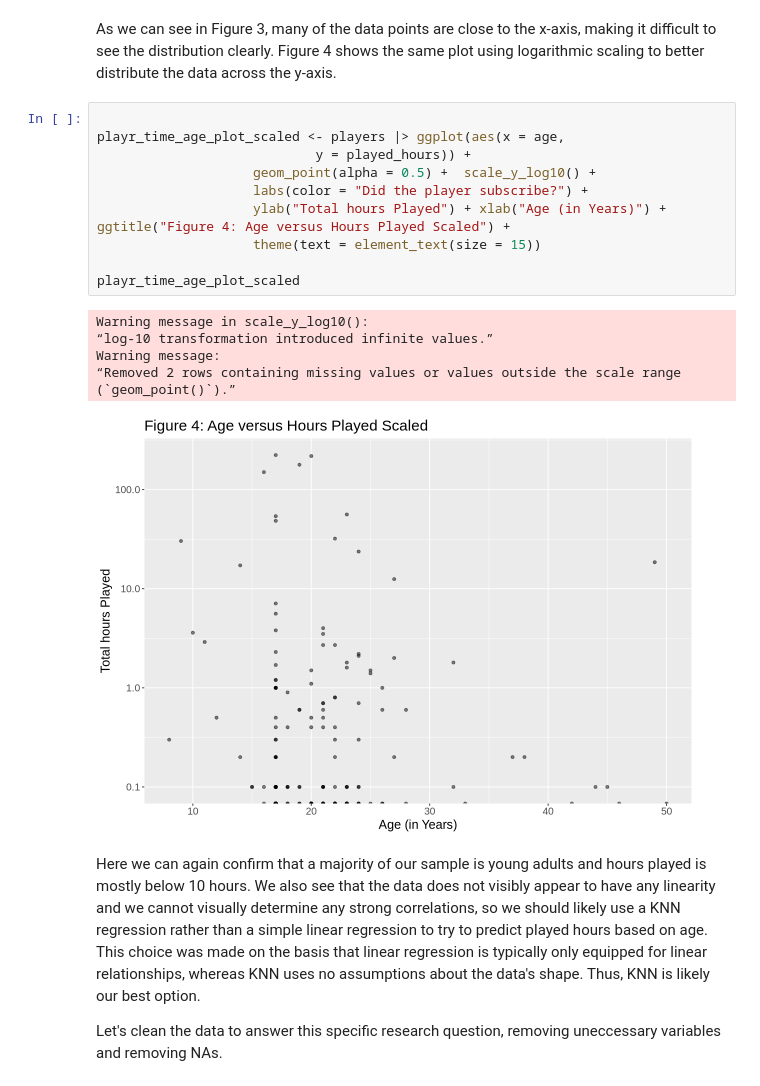
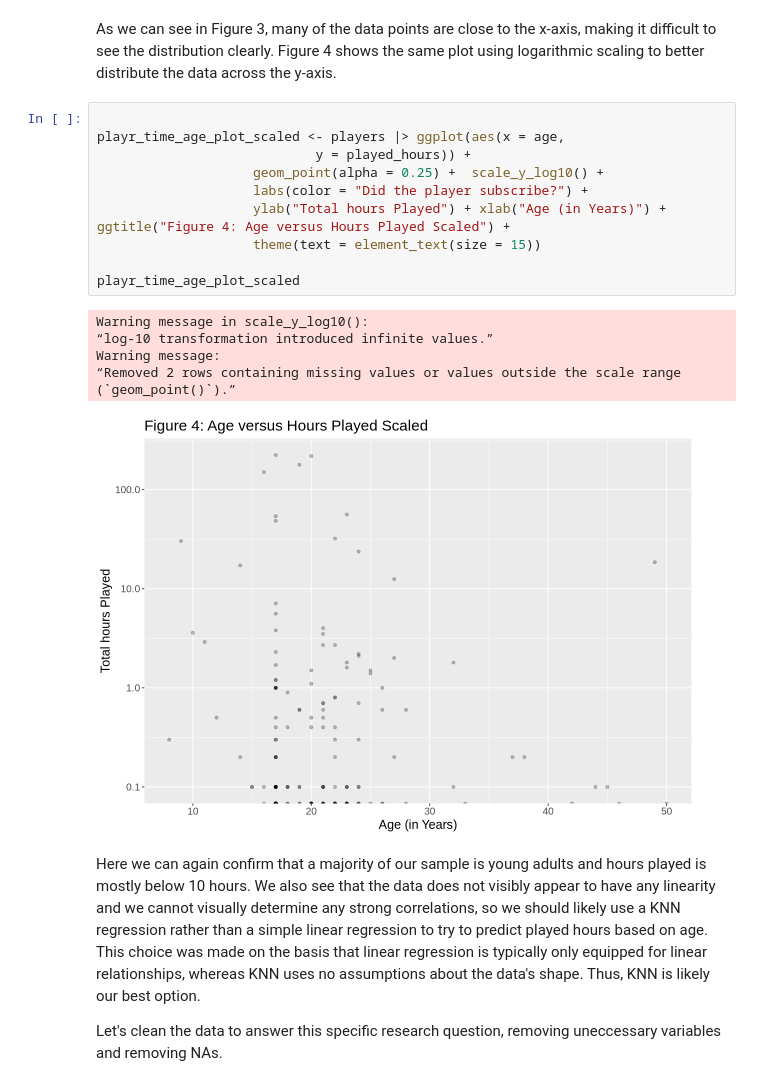
Before and after one commit to Lmcewe01/dsci-100-2025-LM-project, a Jupyter notebook: Analyses.ipynb, the cells around one changed output. Cells and saved outputs as stored; diff of their text form.

Commit message:
More Typos and Adding to Discussion
Near Final draft - need to do one last re-check of code, criteria and investigate how to create legends.

```diff
--- a/Analyses.ipynb
+++ b/Analyses.ipynb
@@ -140,20 +158,20 @@ As we can see in Figure 3, many of the data points are close to the x-axis, maki
 # %%
 
 playr_time_age_plot_scaled <- players |> ggplot(aes(x = age,
                             y = played_hours)) +
-                    geom_point(alpha = 0.5) +  scale_y_log10() +
+                    geom_point(alpha = 0.25) +  scale_y_log10() +
                     labs(color = "Did the player subscribe?") +
                     ylab("Total hours Played") + xlab("Age (in Years)") + ggtitle("Figure 4: Age versus Hours Played Scaled") +
                     theme(text = element_text(size = 15))
 
 playr_time_age_plot_scaled
 # %% [output]
 Warning message in scale_y_log10():
 “log-10 transformation introduced infinite values.”
 Warning message:
 “Removed 2 rows containing missing values or values outside the scale range
 (`geom_point()`).”
-[figure, old version]
+[figure, new version]
 # %% [markdown]
 Here we can again confirm that a majority of our sample is young adults and hours played is mostly below 10 hours.  We also see that the data does not visibly appear to have any linearity and we cannot visually determine any strong correlations,  so we should likely use a KNN regression rather than a simple linear regression to try to predict played hours based on age. This choice was made on the basis that linear regression is typically only equipped for linear relationships, whereas KNN uses no assumptions about the data's shape. Thus, KNN is likely our best option.
 
```
Also changed, not shown: parts of 8 cells of this notebook.
